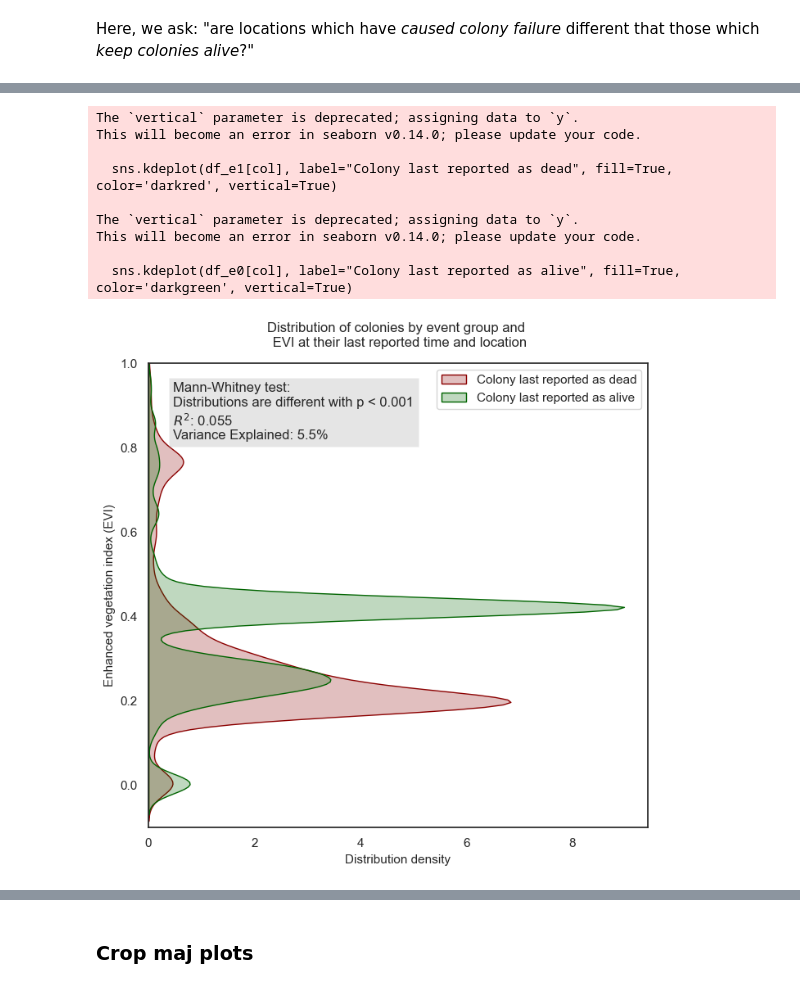
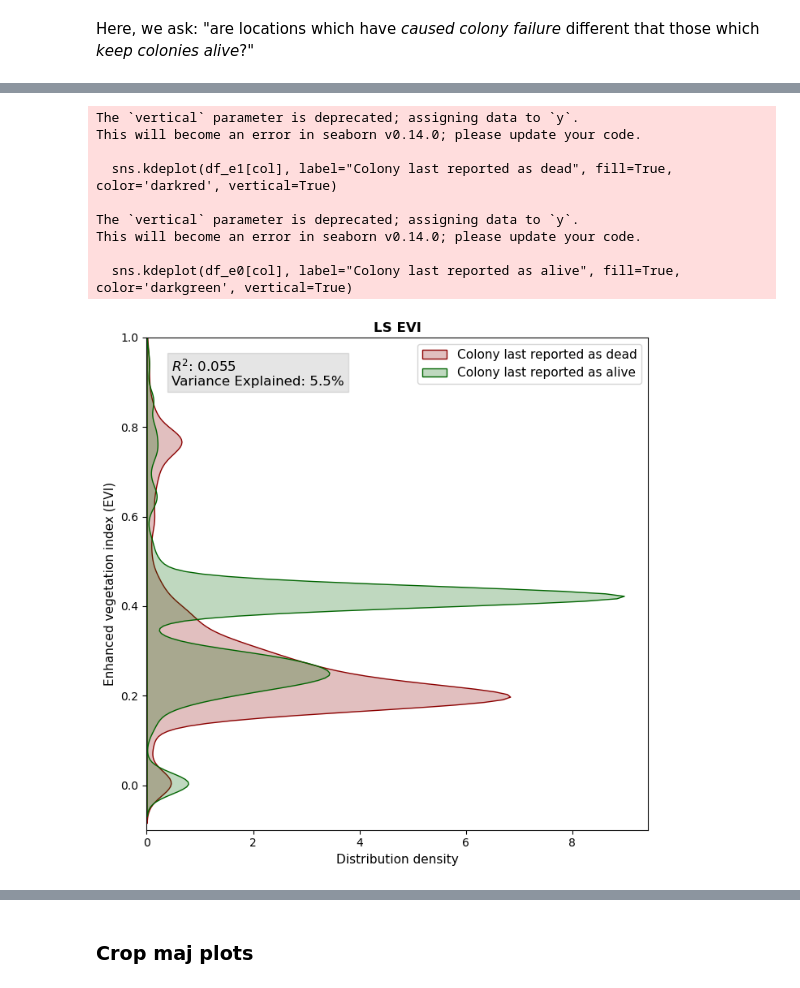
Before and after one commit to julvad/a2-ledge_nectar, a Jupyter notebook: notebook.ipynb, the cells around one changed output, grey strips where cells are left out. Cells and saved outputs as stored; diff of their text form; code cells hidden in the pictures.

```diff
--- a/notebook.ipynb
+++ b/notebook.ipynb
@@ -2845,41 +1689,40 @@ variance_explained = r2 * 100
 # Create the distribution plot
 plt.figure(figsize=(7, 7))
 sns.kdeplot(df_e1[col], label="Colony last reported as dead", fill=True, color='darkred', vertical=True)
 sns.kdeplot(df_e0[col], label="Colony last reported as alive", fill=True, color='darkgreen', vertical=True)
 
 # Add labels and title
-plt.title(f'Distribution of colonies by event group and \n EVI at their last reported time and location', fontsize=12, pad=15)
+plt.title(f'LS EVI', fontsize=12, fontweight='bold', pad=5)
 plt.xlabel('Distribution density', fontsize=11)
 plt.ylabel('Enhanced vegetation index (EVI)', fontsize=11)
 plt.ylim(-.1,1)
 plt.legend(fontsize=11, facecolor='white')
 
-# add the mann-whitney and the r2 test results
-annotation_text = (f'Mann-Whitney test:\n'
-                #    f'distributions are different with p <= {u_p_value:.3f}\n' # Uncomment for true value (p = 0.0000 is showed)
-                f'Distributions are different with p < 0.001\n'
+# add the r2 test results
+annotation_text = (
+    # f'Mann-Whitney test:\n'
+    #             #    f'distributions are different with p <= {u_p_value:.3f}\n'
                 f'$R^2$: {r2:.3f}\n'
                 f'Variance Explained: {variance_explained:.1f}%')
 plt.text(0.05, 0.96, annotation_text, transform=plt.gca().transAxes, fontsize=12, verticalalignment='top', bbox=dict(facecolor='black', alpha=0.1))
 
-# Show the plot
 plt.tight_layout()
 
 # save fig
-# plt.savefig(r'path',dpi=300)
+# plt.savefig(r'path.png',dpi=300)
 
 plt.show()
 # %% [output]
 The `vertical` parameter is deprecated; assigning data to `y`.
 This will become an error in seaborn v0.14.0; please update your code.
 
   sns.kdeplot(df_e1[col], label="Colony last reported as dead", fill=True, color='darkred', vertical=True)
 
 The `vertical` parameter is deprecated; assigning data to `y`.
 This will become an error in seaborn v0.14.0; please update your code.
 
   sns.kdeplot(df_e0[col], label="Colony last reported as alive", fill=True, color='darkgreen', vertical=True)
-[figure, old version]
+[figure, new version]
 # %%
 # Plot column
 col = 'LS_elevation'
```
Also changed, not shown: parts of 141 cells of this notebook.
